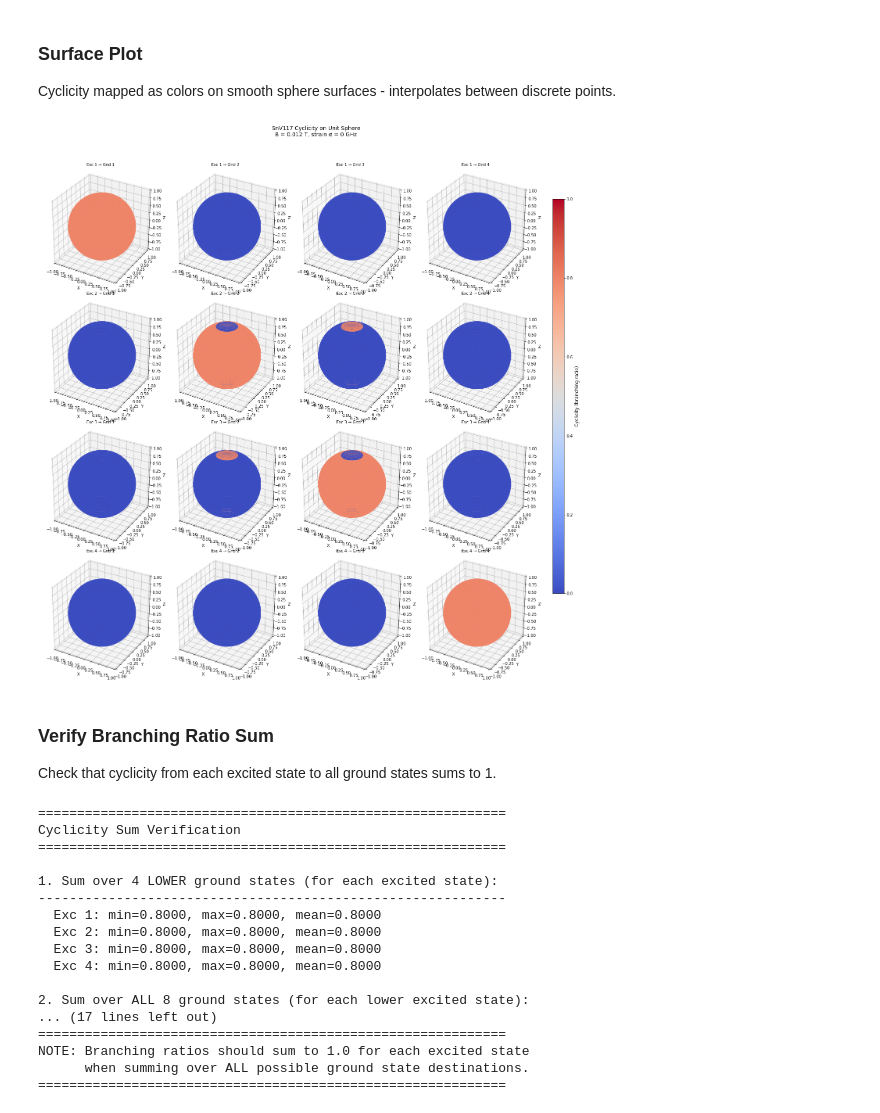
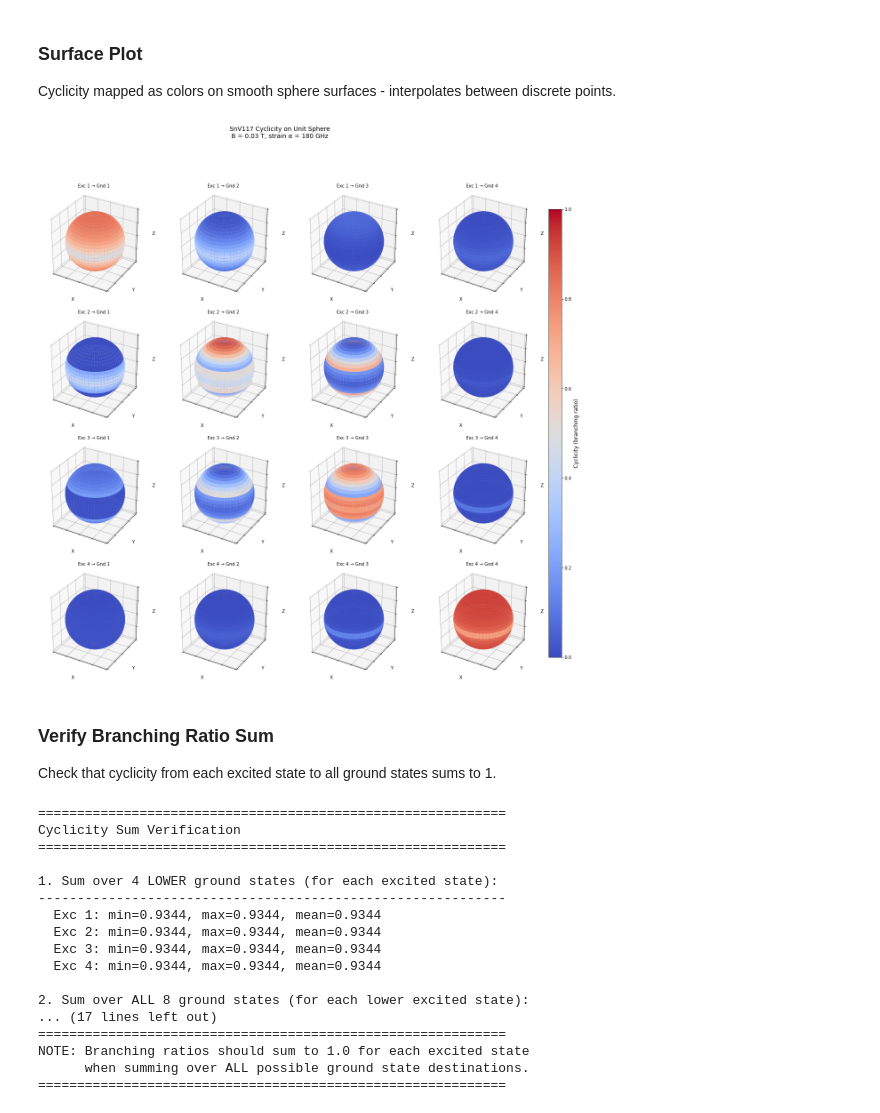
Before and after one commit to ahserhan/SnV_Qubit, a Jupyter notebook: SnV117/SnV117_cyclicity_sphere.ipynb, the cells around one changed output. Saved outputs shown, nothing was run; the diff lists cells and outputs as text; code cells hidden in the pictures.

Commit message:
removed tick values from cyclicity sphere plots for cleaner visualization

```diff
--- a/SnV117/SnV117_cyclicity_sphere.ipynb
+++ b/SnV117/SnV117_cyclicity_sphere.ipynb
@@ -15,8 +15,8 @@ import parameters_qutip as params
 # %%
 # Parameters
 # Magnetic field
-# B_Tesla = 0.03  # [Tesla] interesting feature
-B_Tesla = 0.012  # [Tesla]
+B_Tesla = 0.03  # [Tesla]
+# B_Tesla = 0.012  # [Tesla] crossing value
 mu_B_GHz_per_T = 13.996  # [GHz/T]
 g_e = 2.0
 B_GHz = g_e * mu_B_GHz_per_T * B_Tesla  # [GHz]
@@ -32,8 +32,7 @@ phis = np.linspace(0, 2*np.pi, n_phi)
 eta = [1, 0, 1]  # x and z polarization
 
 # Strain parameters
-# alpha = 200  # [GHz]
-alpha = 0  # [GHz]
+alpha = 180  # [GHz]
 beta = 0   # [GHz]
 
 print(f"B = {B_Tesla} T ({B_GHz:.2f} GHz)")
@@ -144,6 +143,11 @@ for ei in range(4):
         ax.set_zlim([-1, 1])
         ax.set_box_aspect([1, 1, 1])
 
+        # Remove tick values
+        ax.set_xticklabels([])
+        ax.set_yticklabels([])
+        ax.set_zticklabels([])
+
 # Colorbar
 fig.subplots_adjust(right=0.9)
 cbar_ax = fig.add_axes([0.92, 0.15, 0.02, 0.7])
@@ -211,34 +215,39 @@ for ei in range(4):
         surf = ax.plot_surface(X, Y, Z, facecolors=colors,
                                rstride=1, cstride=1,
                                linewidth=0, antialiased=True,
                                shade=False)
 
         # Set labels and title
         ax.set_xlabel('X')
         ax.set_ylabel('Y')
         ax.set_zlabel('Z')
         ax.set_title(f'Exc {lower_exc_indices[ei]+1} → Gnd {lower_gnd_indices[gi]+1}', fontsize=10)
 
         # Set equal aspect ratio
         ax.set_xlim([-1, 1])
         ax.set_ylim([-1, 1])
         ax.set_zlim([-1, 1])
         ax.set_box_aspect([1, 1, 1])
 
+        # Remove tick values
+        ax.set_xticklabels([])
+        ax.set_yticklabels([])
+        ax.set_zticklabels([])
+
 # Add a colorbar
 fig.subplots_adjust(right=0.9)
 cbar_ax = fig.add_axes([0.92, 0.15, 0.02, 0.7])
 sm = plt.cm.ScalarMappable(cmap=cmap, norm=norm)
 sm.set_array([])
 cbar = fig.colorbar(sm, cax=cbar_ax)
 cbar.set_label('Cyclicity (branching ratio)', fontsize=12)
 
 fig.suptitle(f'SnV117 Cyclicity on Unit Sphere\nB = {B_Tesla} T, strain α = {alpha} GHz',
              fontsize=14, y=0.98)
 plt.tight_layout(rect=[0, 0, 0.9, 0.95])
 plt.show()
 # %% [output]
-[figure, old version]
+[figure, new version]
 # %% [markdown]
 ### Verify Branching Ratio Sum
 Check that cyclicity from each excited state to all ground states sums to 1.
@@ -284,10 +293,10 @@ Cyclicity Sum Verification
 
 1. Sum over 4 LOWER ground states (for each excited state):
 ------------------------------------------------------------
-  Exc 1: min=0.8000, max=0.8000, mean=0.8000
-  Exc 2: min=0.8000, max=0.8000, mean=0.8000
-  Exc 3: min=0.8000, max=0.8000, mean=0.8000
-  Exc 4: min=0.8000, max=0.8000, mean=0.8000
+  Exc 1: min=0.9344, max=0.9344, mean=0.9344
+  Exc 2: min=0.9344, max=0.9344, mean=0.9344
+  Exc 3: min=0.9344, max=0.9344, mean=0.9344
+  Exc 4: min=0.9344, max=0.9344, mean=0.9344
 
 2. Sum over ALL 8 ground states (for each lower excited state):
 ... (17 lines left out)
```
Also changed, not shown: parts of 2 cells of this notebook, 1 other file.
